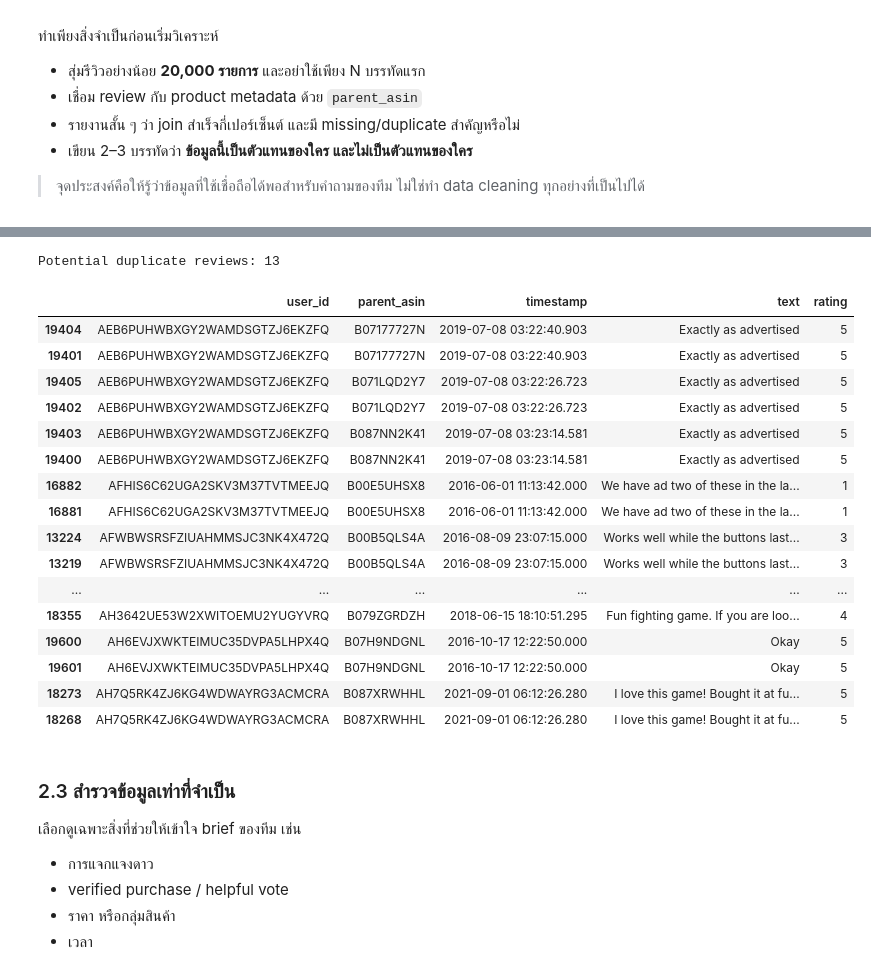
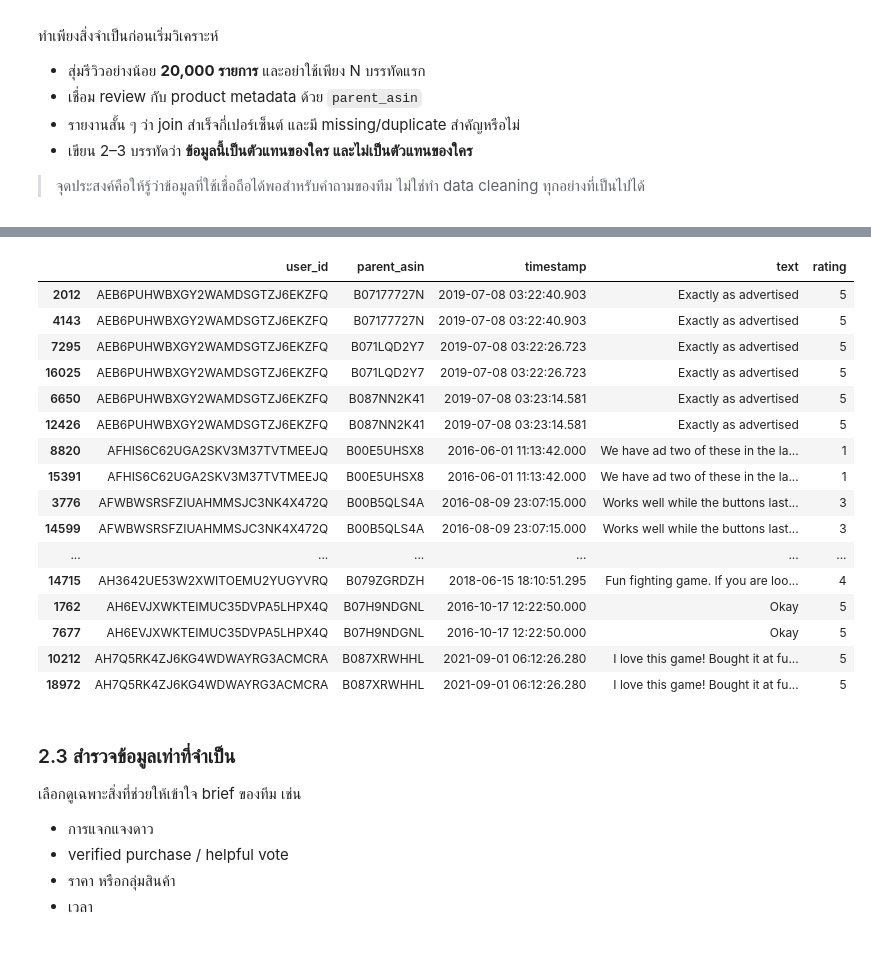
Before and after one commit to spannav/project_bigdata, a Jupyter notebook: Project1_Video_Games.ipynb, the cells around one changed output, grey strips where cells are left out. Cells and saved outputs as stored; diff of their text form; code cells hidden in the pictures.

```diff
--- a/Project1_Video_Games.ipynb
+++ b/Project1_Video_Games.ipynb
@@ -331,41 +319,33 @@ dtype: int64
-# %%
-#ตรวจค่าซ้ำซ้อนของรีวิว
-duplicate_count = df_review.duplicated(
-    subset=["user_id", "parent_asin", "timestamp", "text"]
-).sum()
-
-print("Potential duplicate reviews:", duplicate_count)
-# %% [output]
-Potential duplicate reviews: 13
 # %%
-duplicates = df_review[
-    df_review.duplicated(
+# ดูว่าค่าไหนซ้ำ (เช็คเฉยๆ)
+duplicates = table_merge[
+    table_merge.duplicated(
         subset=["user_id", "parent_asin", "timestamp", "text"],
         keep=False
     )
 ]
 
 duplicates[
     ["user_id", "parent_asin", "timestamp", "text", "rating"]
 ].sort_values(["user_id", "parent_asin"])
 # %% [output]
 |  | user_id | parent_asin | timestamp | text | rating |
-| 19404 | AEB6PUHWBXGY2WAMDSGTZJ6EKZFQ | B07177727N | 2019-07-08 03:22:40.903 | Exactly as advertised | 5 |
-| 19401 | AEB6PUHWBXGY2WAMDSGTZJ6EKZFQ | B07177727N | 2019-07-08 03:22:40.903 | Exactly as advertised | 5 |
-| 19405 | AEB6PUHWBXGY2WAMDSGTZJ6EKZFQ | B071LQD2Y7 | 2019-07-08 03:22:26.723 | Exactly as advertised | 5 |
-| 19402 | AEB6PUHWBXGY2WAMDSGTZJ6EKZFQ | B071LQD2Y7 | 2019-07-08 03:22:26.723 | Exactly as advertised | 5 |
-| 19403 | AEB6PUHWBXGY2WAMDSGTZJ6EKZFQ | B087NN2K41 | 2019-07-08 03:23:14.581 | Exactly as advertised | 5 |
-| 19400 | AEB6PUHWBXGY2WAMDSGTZJ6EKZFQ | B087NN2K41 | 2019-07-08 03:23:14.581 | Exactly as advertised | 5 |
-| 16882 | AFHIS6C62UGA2SKV3M37TVTMEEJQ | B00E5UHSX8 | 2016-06-01 11:13:42.000 | We have ad two of these in the la... | 1 |
-| 16881 | AFHIS6C62UGA2SKV3M37TVTMEEJQ | B00E5UHSX8 | 2016-06-01 11:13:42.000 | We have ad two of these in the la... | 1 |
-| 13224 | AFWBWSRSFZIUAHMMSJC3NK4X472Q | B00B5QLS4A | 2016-08-09 23:07:15.000 | Works well while the buttons last... | 3 |
-| 13219 | AFWBWSRSFZIUAHMMSJC3NK4X472Q | B00B5QLS4A | 2016-08-09 23:07:15.000 | Works well while the buttons last... | 3 |
+| 2012 | AEB6PUHWBXGY2WAMDSGTZJ6EKZFQ | B07177727N | 2019-07-08 03:22:40.903 | Exactly as advertised | 5 |
+| 4143 | AEB6PUHWBXGY2WAMDSGTZJ6EKZFQ | B07177727N | 2019-07-08 03:22:40.903 | Exactly as advertised | 5 |
+| 7295 | AEB6PUHWBXGY2WAMDSGTZJ6EKZFQ | B071LQD2Y7 | 2019-07-08 03:22:26.723 | Exactly as advertised | 5 |
+| 16025 | AEB6PUHWBXGY2WAMDSGTZJ6EKZFQ | B071LQD2Y7 | 2019-07-08 03:22:26.723 | Exactly as advertised | 5 |
+| 6650 | AEB6PUHWBXGY2WAMDSGTZJ6EKZFQ | B087NN2K41 | 2019-07-08 03:23:14.581 | Exactly as advertised | 5 |
+| 12426 | AEB6PUHWBXGY2WAMDSGTZJ6EKZFQ | B087NN2K41 | 2019-07-08 03:23:14.581 | Exactly as advertised | 5 |
+| 8820 | AFHIS6C62UGA2SKV3M37TVTMEEJQ | B00E5UHSX8 | 2016-06-01 11:13:42.000 | We have ad two of these in the la... | 1 |
+| 15391 | AFHIS6C62UGA2SKV3M37TVTMEEJQ | B00E5UHSX8 | 2016-06-01 11:13:42.000 | We have ad two of these in the la... | 1 |
+| 3776 | AFWBWSRSFZIUAHMMSJC3NK4X472Q | B00B5QLS4A | 2016-08-09 23:07:15.000 | Works well while the buttons last... | 3 |
+| 14599 | AFWBWSRSFZIUAHMMSJC3NK4X472Q | B00B5QLS4A | 2016-08-09 23:07:15.000 | Works well while the buttons last... | 3 |
 | ... | ... | ... | ... | ... | ... |
-| 18355 | AH3642UE53W2XWITOEMU2YUGYVRQ | B079ZGRDZH | 2018-06-15 18:10:51.295 | Fun fighting game. If you are loo... | 4 |
-| 19600 | AH6EVJXWKTEIMUC35DVPA5LHPX4Q | B07H9NDGNL | 2016-10-17 12:22:50.000 | Okay | 5 |
-| 19601 | AH6EVJXWKTEIMUC35DVPA5LHPX4Q | B07H9NDGNL | 2016-10-17 12:22:50.000 | Okay | 5 |
-| 18273 | AH7Q5RK4ZJ6KG4WDWAYRG3ACMCRA | B087XRWHHL | 2021-09-01 06:12:26.280 | I love this game! Bought it at fu... | 5 |
-| 18268 | AH7Q5RK4ZJ6KG4WDWAYRG3ACMCRA | B087XRWHHL | 2021-09-01 06:12:26.280 | I love this game! Bought it at fu... | 5 |
+| 14715 | AH3642UE53W2XWITOEMU2YUGYVRQ | B079ZGRDZH | 2018-06-15 18:10:51.295 | Fun fighting game. If you are loo... | 4 |
+| 1762 | AH6EVJXWKTEIMUC35DVPA5LHPX4Q | B07H9NDGNL | 2016-10-17 12:22:50.000 | Okay | 5 |
+| 7677 | AH6EVJXWKTEIMUC35DVPA5LHPX4Q | B07H9NDGNL | 2016-10-17 12:22:50.000 | Okay | 5 |
+| 10212 | AH7Q5RK4ZJ6KG4WDWAYRG3ACMCRA | B087XRWHHL | 2021-09-01 06:12:26.280 | I love this game! Bought it at fu... | 5 |
+| 18972 | AH7Q5RK4ZJ6KG4WDWAYRG3ACMCRA | B087XRWHHL | 2021-09-01 06:12:26.280 | I love this game! Bought it at fu... | 5 |
 # %% [markdown]
 ### 2.3 สำรวจข้อมูลเท่าที่จำเป็น
 
```
Also changed, not shown: parts of 15 cells of this notebook.
